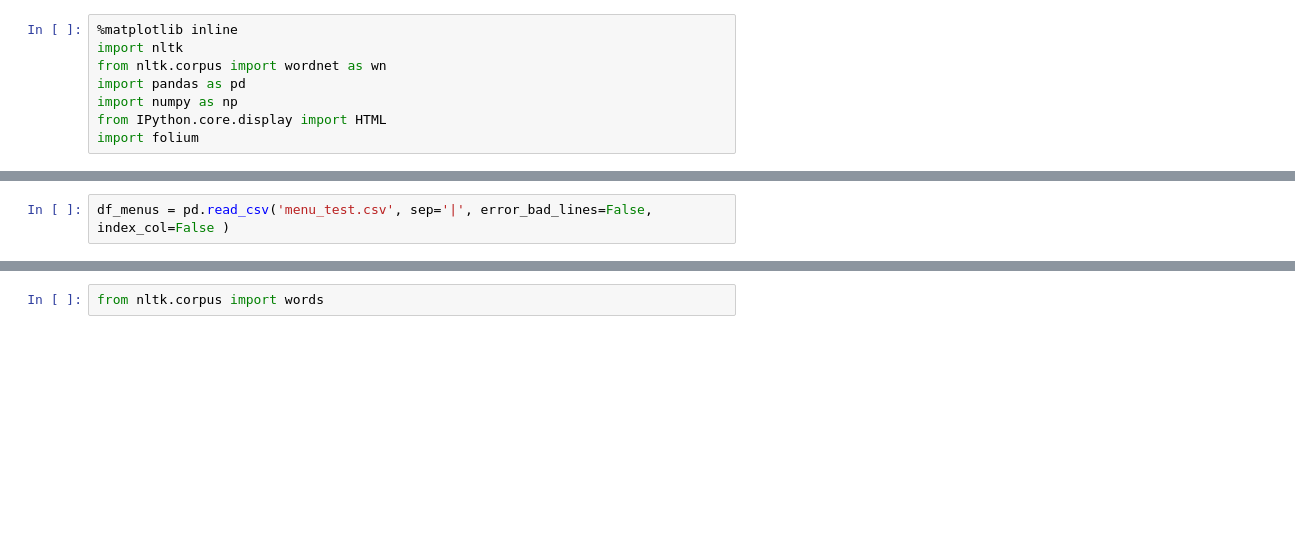
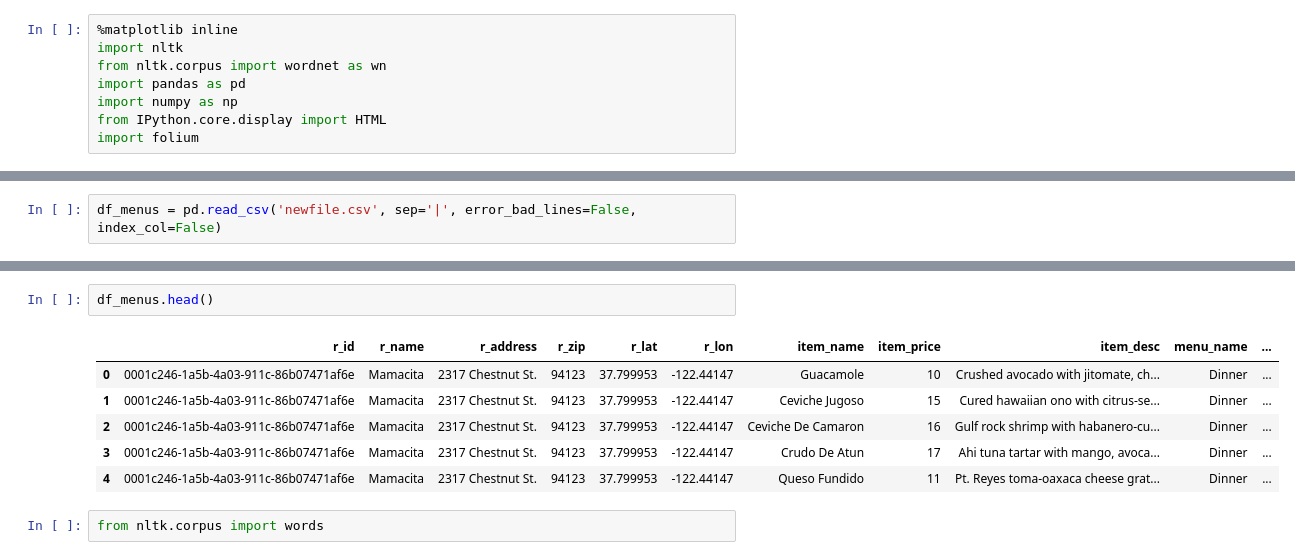
Before and after one commit to nsoldiac/foodflask, a Jupyter notebook: Menu Data Testing Notebook.ipynb, the cells around one changed output, grey strips where cells are left out. Saved outputs shown, nothing was run; the diff lists cells and outputs as text; blank space fills up the shorter version.

```diff
--- a/Menu Data Testing Notebook.ipynb
+++ b/Menu Data Testing Notebook.ipynb
@@ -50,3 +11,3 @@ menu_rows[186].split('|')
 # %%
-df_menus = pd.read_csv('menu_test.csv', sep='|', error_bad_lines=False, index_col=False )
+df_menus = pd.read_csv('newfile.csv', sep='|', error_bad_lines=False, index_col=False)
 # %% [output]
@@ -68,3 +20,12 @@ df_menus.ix[500:505,:]
+# %%
+df_menus.head()
+# %% [output]
+|  | r_id | r_name | r_address | r_zip | r_lat | r_lon | item_name | item_price | item_desc | menu_name | ... |
+| 0 | 0001c246-1a5b-4a03-911c-86b07471af6e | Mamacita | 2317 Chestnut St. | 94123 | 37.799953 | -122.44147 | Guacamole | 10 | Crushed avocado with jitomate, ch... | Dinner | ... |
+| 1 | 0001c246-1a5b-4a03-911c-86b07471af6e | Mamacita | 2317 Chestnut St. | 94123 | 37.799953 | -122.44147 | Ceviche Jugoso | 15 | Cured hawaiian ono with citrus-se... | Dinner | ... |
+| 2 | 0001c246-1a5b-4a03-911c-86b07471af6e | Mamacita | 2317 Chestnut St. | 94123 | 37.799953 | -122.44147 | Ceviche De Camaron | 16 | Gulf rock shrimp with habanero-cu... | Dinner | ... |
+| 3 | 0001c246-1a5b-4a03-911c-86b07471af6e | Mamacita | 2317 Chestnut St. | 94123 | 37.799953 | -122.44147 | Crudo De Atun | 17 | Ahi tuna tartar with mango, avoca... | Dinner | ... |
+| 4 | 0001c246-1a5b-4a03-911c-86b07471af6e | Mamacita | 2317 Chestnut St. | 94123 | 37.799953 | -122.44147 | Queso Fundido | 11 | Pt. Reyes toma-oaxaca cheese grat... | Dinner | ... |
 # %%
 from nltk.corpus import words
 # %%
```
Also changed, not shown: parts of 28 cells of this notebook.
